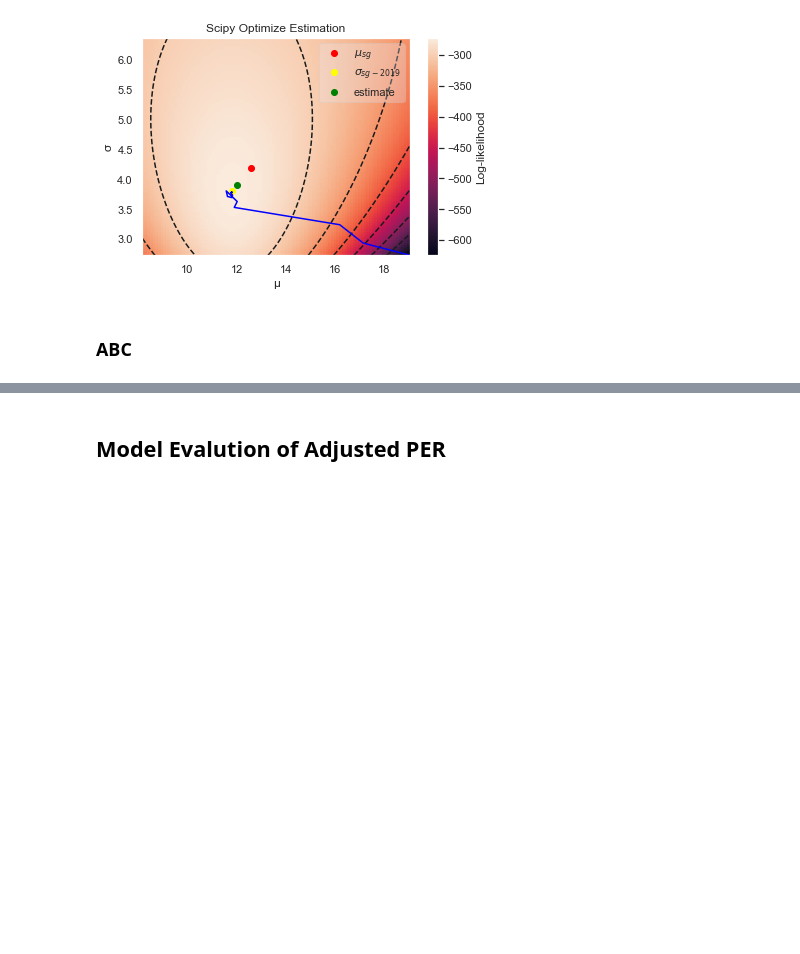
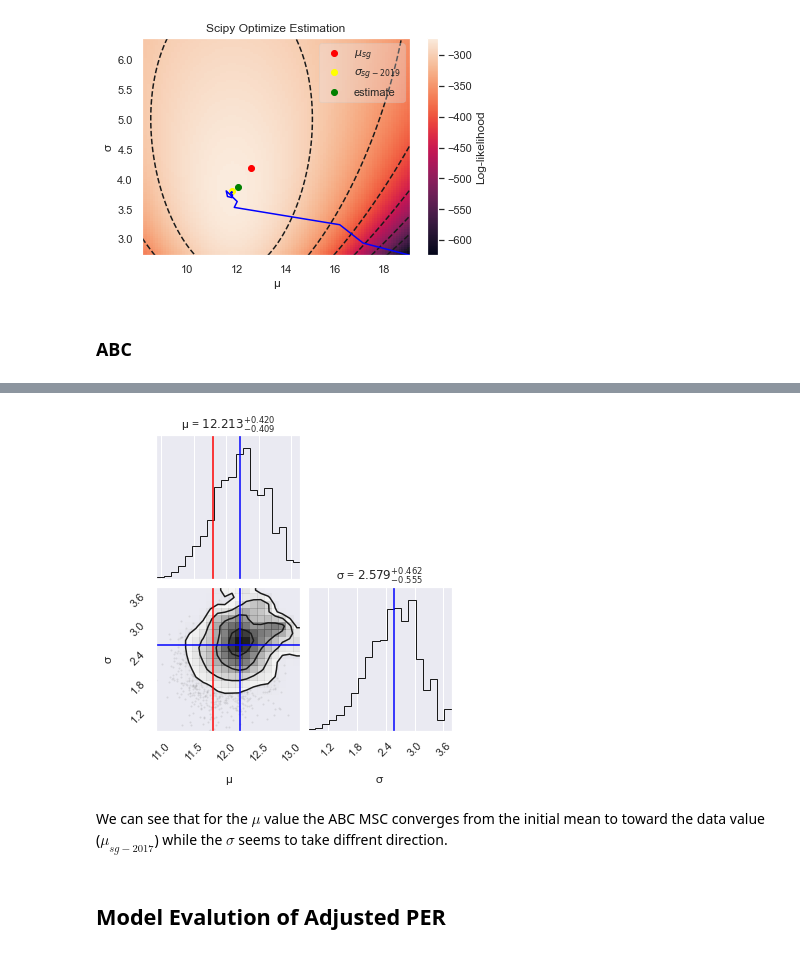
Before and after one commit to guygozlan/SciComPy_NBA, a Jupyter notebook: NBA_ver3.ipynb, the cells around one changed output, grey strips where cells are left out. Drawn from its saved outputs; the diff is of its cells as text; code cells hidden in the pictures; blank space fills up the shorter version.

```diff
--- a/NBA_ver3.ipynb
+++ b/NBA_ver3.ipynb
@@ -1050,3 +1113,21 @@ INFO:History:Done <ABCSMC(id=1, start_time=2020-08-29 12:05:44.305791, end_time=
+# %%
+cor = corner(samples,
+    weights=weights,
+    title_fmt='.3f',
+    smooth=True,
+    show_titles=True,
+    truths=(one_pos_one_year_d.mean(), μ_hat, one_pos_one_year_d.std()),
+    truth_color='red'
+)
+cor.axes[0].axvline(μ_hat, color='blue')
+cor.axes[3].axvline(σ_hat, color='blue')
+cor.axes[2].axvline(μ_hat, color='blue')
+cor.axes[2].axhline(σ_hat, color='blue')
+plt.show()
+# %% [output]
+[figure, added]
+# %% [markdown]
+We can see that for the $\mu$ value the ABC MSC converges from the initial mean to toward the data value ($μ_{sg-2017}$) while the $\sigma$ seems to take diffrent direction.
 # %% [markdown]
 ## Model Evalution of Adjusted PER
 # %%
```
Also changed, not shown: parts of 25 cells of this notebook.
